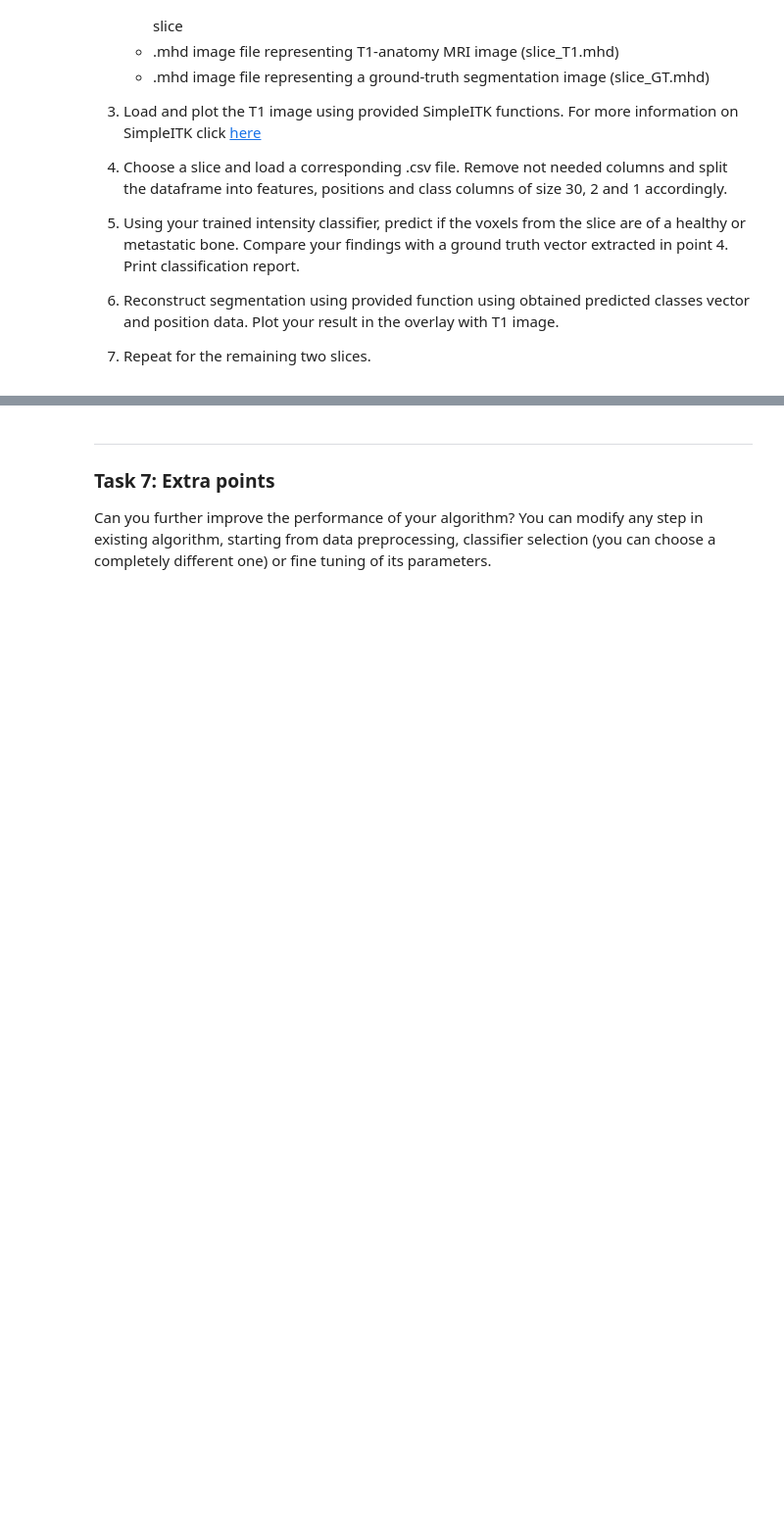
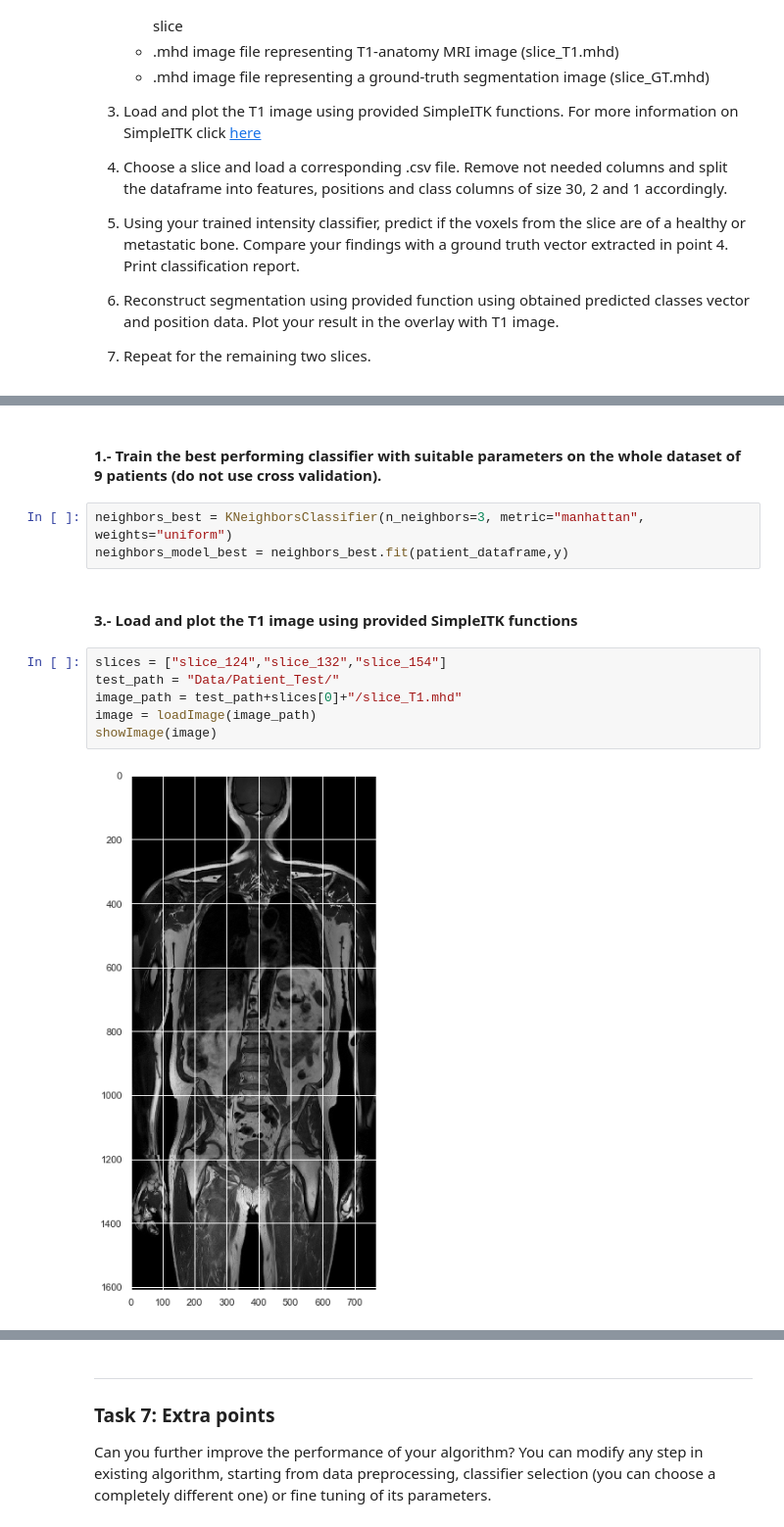
Before and after one commit to nik1168/clinical-decision-support-systems-exercises, a Jupyter notebook: WPO3/WPO3.ipynb, the cells around one changed output, grey strips where cells are left out. Shown at 98% size. Drawn from its saved outputs; the diff is of its cells as text; blank space fills up the shorter version.

```diff
--- a/WPO3/WPO3.ipynb
+++ b/WPO3/WPO3.ipynb
@@ -502,3 +505,18 @@ def reconstruct_segmentation_image(predicted, positions, slice_filename):
     output_seg = sitk.GetImageFromArray(output_seg)
 
     return output_seg
+# %% [markdown]
+#### 1.- Train the best performing classifier with suitable parameters on the whole dataset of 9 patients (do not use cross validation).
+# %%
+neighbors_best = KNeighborsClassifier(n_neighbors=3, metric="manhattan", weights="uniform")
+neighbors_model_best = neighbors_best.fit(patient_dataframe,y)
+# %% [markdown]
+#### 3.- Load and plot the T1 image using provided SimpleITK functions
+# %%
+slices = ["slice_124","slice_132","slice_154"]
+test_path = "Data/Patient_Test/"
+image_path = test_path+slices[0]+"/slice_T1.mhd"
+image = loadImage(image_path)
+showImage(image)
+# %% [output]
+[figure, added]
```
Also changed, not shown: parts of 38 cells of this notebook.
